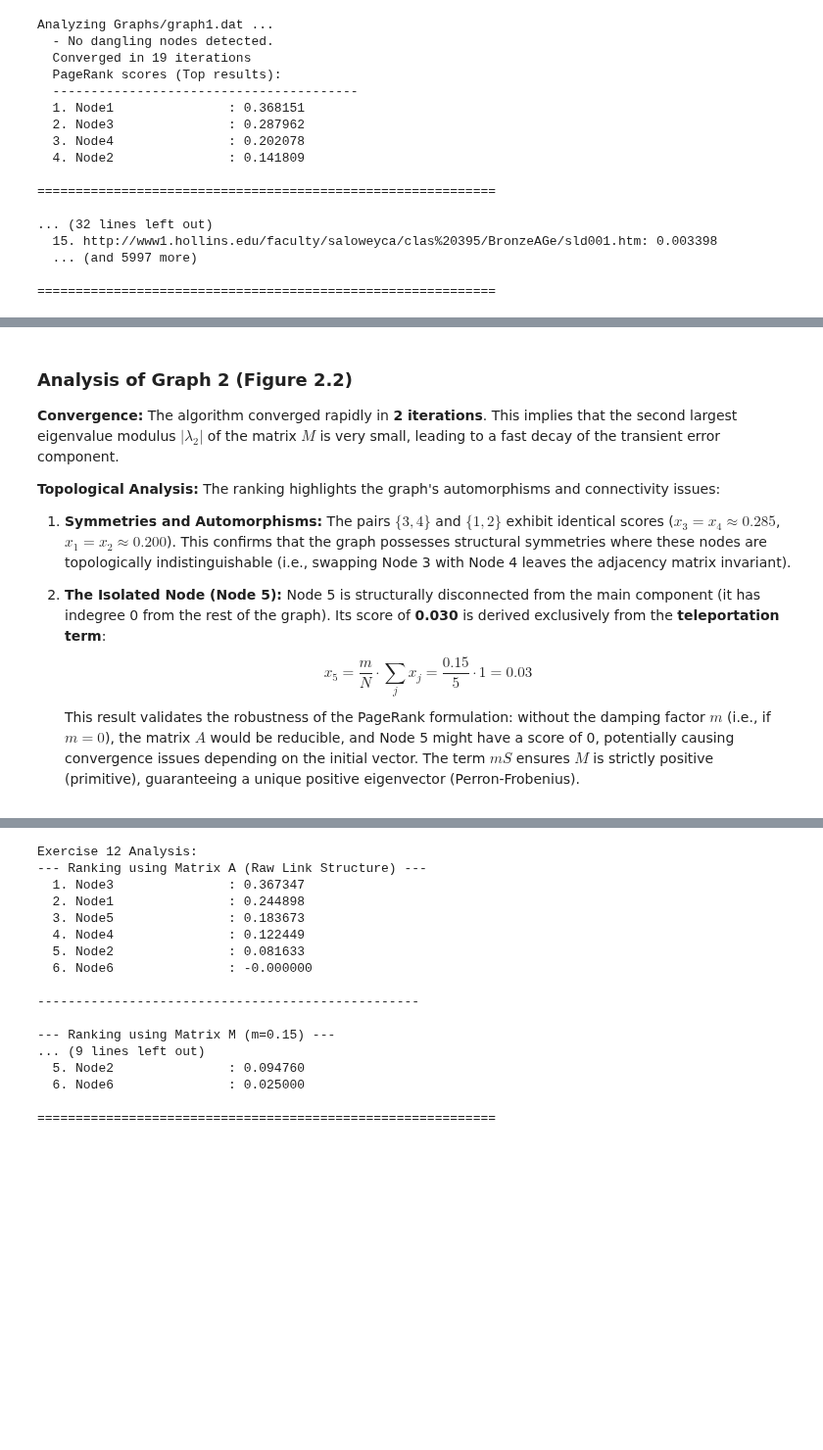
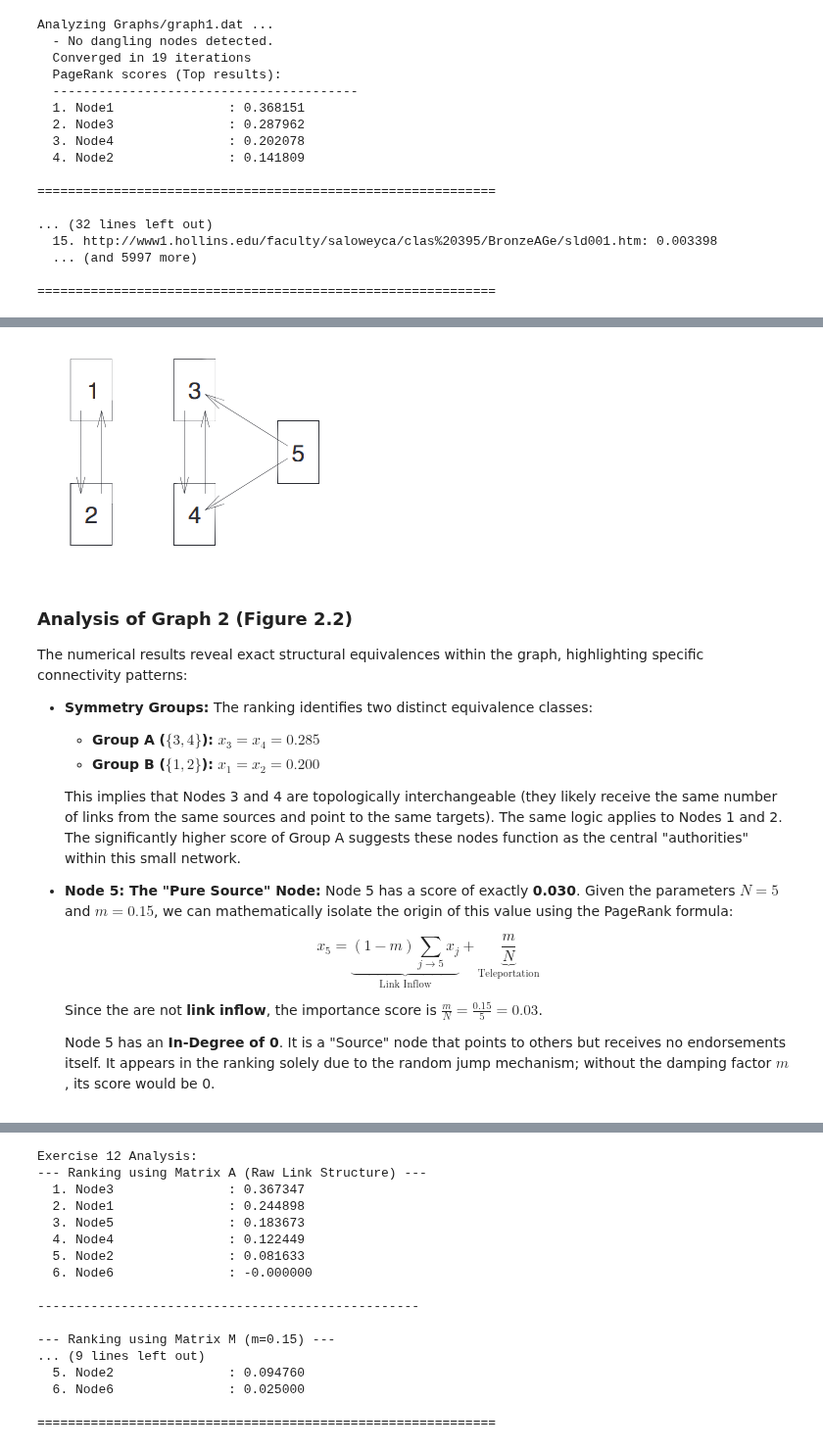
Before and after one commit to gioindia/Homework_1, a Jupyter notebook: Homework1.ipynb, the cells around one changed output, grey strips where cells are left out. Shown at 98% size. Drawn from its saved outputs; the diff is of its cells as text; code cells hidden in the pictures; blank space fills up the shorter version.

```diff
--- a/Homework1.ipynb
+++ b/Homework1.ipynb
@@ -305,16 +321,26 @@ The ranking vector $x$ represents the **stationary distribution** of the random
+# %%
+display(Image(filename="Graphs/Graph2.png"))
+# %% [output]
+[figure, added]
 # %% [markdown]
 ### Analysis of Graph 2 (Figure 2.2)
-**Convergence:** The algorithm converged rapidly in **2 iterations**. This implies that the second largest eigenvalue modulus $|\lambda_2|$ of the matrix $M$ is very small, leading to a fast decay of the transient error component.
 
-**Topological Analysis:**
-The ranking highlights the graph's automorphisms and connectivity issues:
+The numerical results reveal exact structural equivalences within the graph, highlighting specific connectivity patterns:
 
-1.  **Symmetries and Automorphisms:**
-    The pairs $\{3, 4\}$ and $\{1, 2\}$ exhibit identical scores ($x_3=x_4 \approx 0.285$, $x_1=x_2 \approx 0.200$). This confirms that the graph possesses structural symmetries where these nodes are topologically indistinguishable (i.e., swapping Node 3 with Node 4 leaves the adjacency matrix invariant).
+* **Symmetry Groups:**
+    The ranking identifies two distinct equivalence classes:
+    * **Group A ($\{3, 4\}$):** $x_3 = x_4 = 0.285$
+    * **Group B ($\{1, 2\}$):** $x_1 = x_2 = 0.200$
 
-2.  **The Isolated Node (Node 5):**
-    Node 5 is structurally disconnected from the main component (it has indegree 0 from the rest of the graph). Its score of **0.030** is derived exclusively from the **teleportation term**:
-    $$x_5 = \frac{m}{N} \cdot \sum_{j} x_j = \frac{0.15}{5} \cdot 1 = 0.03$$
-    This result validates the robustness of the PageRank formulation: without the damping factor $m$ (i.e., if $m=0$), the matrix $A$ would be reducible, and Node 5 might have a score of 0, potentially causing convergence issues depending on the initial vector. The term $mS$ ensures $M$ is strictly positive (primitive), guaranteeing a unique positive eigenvector (Perron-Frobenius).
+    This implies that Nodes 3 and 4 are topologically interchangeable (they likely receive the same number of links from the same sources and point to the same targets). The same logic applies to Nodes 1 and 2. The significantly higher score of Group A suggests these nodes function as the central "authorities" within this small network.
+
+* **Node 5: The "Pure Source" Node:**
+    Node 5 has a score of exactly **0.030**. Given the parameters $N=5$ and $m=0.15$, we can mathematically isolate the origin of this value using the PageRank formula:
+
+    $$x_5 = \underbrace{(1-m) \sum_{j \to 5} x_j}_{\text{Link Inflow}} + \underbrace{\frac{m}{N}}_{\text{Teleportation}}$$
+
+    Since the are not **link inflow**, the importance score is  $\frac{m}{N} = \frac{0.15}{5} = 0.03$.
+
+    Node 5 has an **In-Degree of 0**. It is a "Source" node that points to others but receives no endorsements itself. It appears in the ranking solely due to the random jump mechanism; without the damping factor $m$, its score would be 0.
 # %% [markdown]
 ### Analysis of Hollins University Dataset
```
Also changed, not shown: parts of 7 cells of this notebook, 2 other files.
